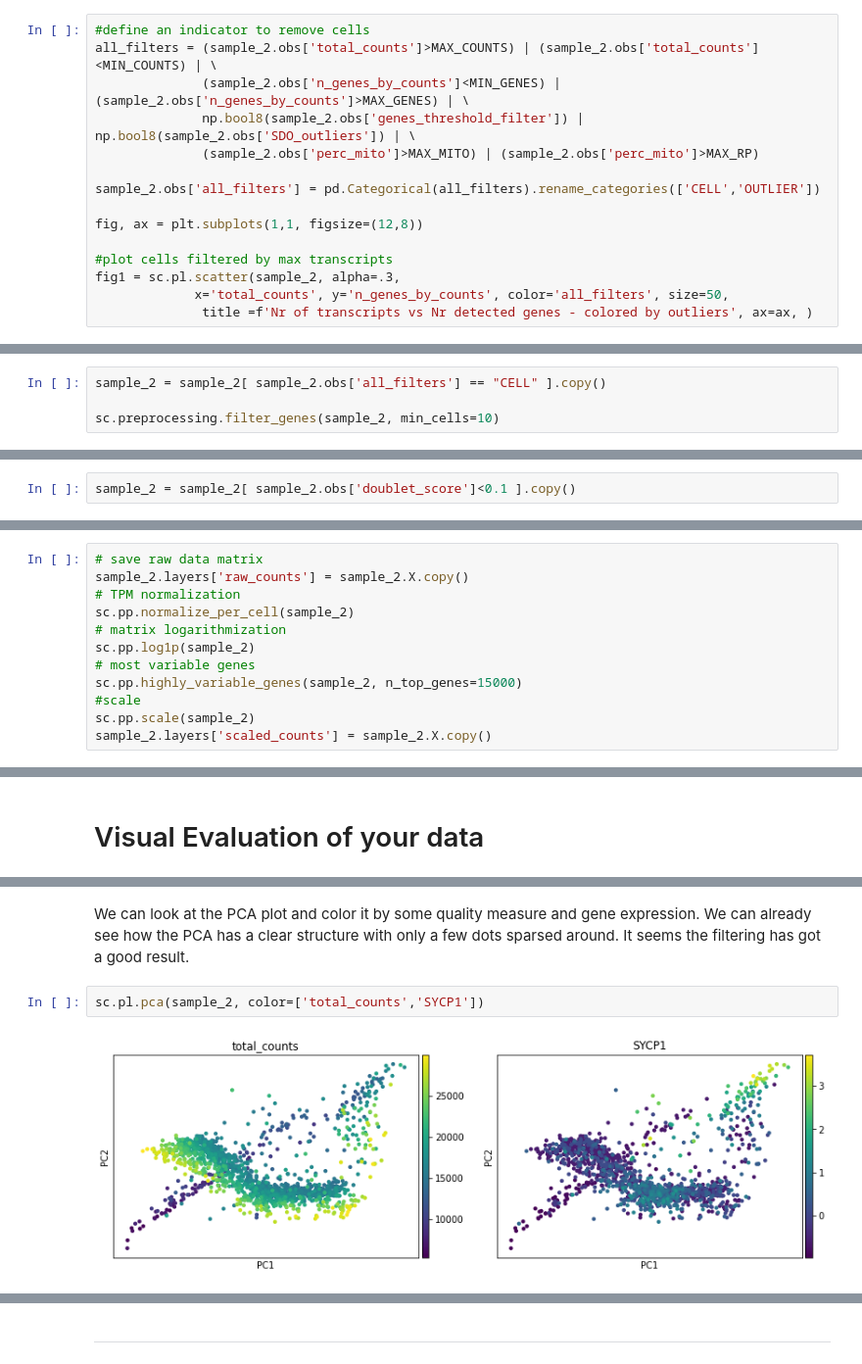
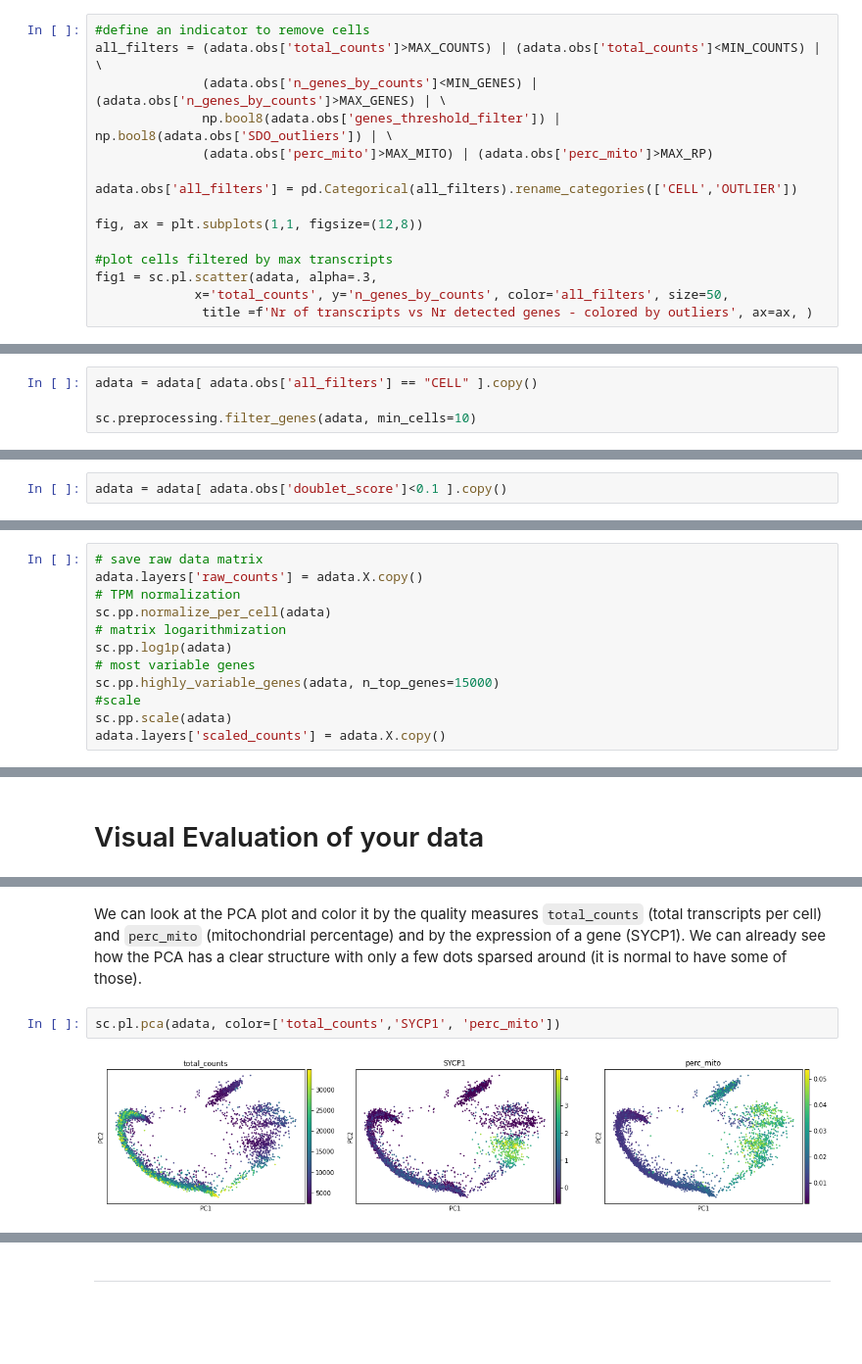
Before and after one commit to hds-sandbox/scRNASeq_course, a Jupyter notebook: Notebooks/Python/Part02_filtering_sample2.ipynb, the cells around one changed output, grey strips where cells are left out. Shown at 98% size. Drawn from its saved outputs; the diff is of its cells as text; blank space fills up the shorter version.

```diff
--- a/Notebooks/Python/Part02_filtering_sample2.ipynb
+++ b/Notebooks/Python/Part02_filtering_sample2.ipynb
@@ -282,17 +288,17 @@ MAX_RP = .3       #ribosomal percentage threshold
 We can also plot all the points we are going to filter out. We save `all_filters` in the data. This contains all filters defined until now to detect points to remove.
 # %%
 #define an indicator to remove cells
-all_filters = (sample_2.obs['total_counts']>MAX_COUNTS) | (sample_2.obs['total_counts']<MIN_COUNTS) | \
-              (sample_2.obs['n_genes_by_counts']<MIN_GENES) | (sample_2.obs['n_genes_by_counts']>MAX_GENES) | \
-              np.bool8(sample_2.obs['genes_threshold_filter']) | np.bool8(sample_2.obs['SDO_outliers']) | \
-              (sample_2.obs['perc_mito']>MAX_MITO) | (sample_2.obs['perc_mito']>MAX_RP)
+all_filters = (adata.obs['total_counts']>MAX_COUNTS) | (adata.obs['total_counts']<MIN_COUNTS) | \
+              (adata.obs['n_genes_by_counts']<MIN_GENES) | (adata.obs['n_genes_by_counts']>MAX_GENES) | \
+              np.bool8(adata.obs['genes_threshold_filter']) | np.bool8(adata.obs['SDO_outliers']) | \
+              (adata.obs['perc_mito']>MAX_MITO) | (adata.obs['perc_mito']>MAX_RP)
 
-sample_2.obs['all_filters'] = pd.Categorical(all_filters).rename_categories(['CELL','OUTLIER'])
+adata.obs['all_filters'] = pd.Categorical(all_filters).rename_categories(['CELL','OUTLIER'])
 
 fig, ax = plt.subplots(1,1, figsize=(12,8))
 
 #plot cells filtered by max transcripts
-fig1 = sc.pl.scatter(sample_2, alpha=.3,
+fig1 = sc.pl.scatter(adata, alpha=.3,
              x='total_counts', y='n_genes_by_counts', color='all_filters', size=50,
               title =f'Nr of transcripts vs Nr detected genes - colored by outliers', ax=ax, )
 # %% [output]
@@ -303,9 +309,9 @@ fig1 = sc.pl.scatter(sample_2, alpha=.3,
 
 The following commands filter using all the chosen thresholds defined before. Note for the second filtering: the parameter `min_cells` remove all those cells showing transcripts for only 10 genes or less - standard values for this parameter are usually between 3 and 10, and do not come from looking at the QC plots. This is just to remove very rare transcripts that are meaningless in a downstream analysis. Note that this means we will not find clusters of cells containing 10 cells or less.
 # %%
-sample_2 = sample_2[ sample_2.obs['all_filters'] == "CELL" ].copy()
+adata = adata[ adata.obs['all_filters'] == "CELL" ].copy()
 
-sc.preprocessing.filter_genes(sample_2, min_cells=10)
+sc.preprocessing.filter_genes(adata, min_cells=10)
 # %% [markdown]
 We can see here the new data size
 # %%
@@ -356,5 +362,5 @@ sns.distplot(sample_2.obs['doublet_score'])
 # %% [markdown]
 We can choose 0.1 as filtering threshold for the few detected doublets or alternatively use the automatic selection of doublets by the algorithm. The automatic choice is not always very good, and works when there are two clear peaks in the histogram. Therefore it is often better to look at the histogram and choose manually a threshold.
 # %%
-sample_2 = sample_2[ sample_2.obs['doublet_score']<0.1 ].copy()
+adata = adata[ adata.obs['doublet_score']<0.1 ].copy()
 # %%
@@ -399,15 +409,15 @@ Here we execute the normalization steps. We use the standard TPM normalization a
 # %%
 # save raw data matrix
-sample_2.layers['raw_counts'] = sample_2.X.copy()
+adata.layers['raw_counts'] = adata.X.copy()
 # TPM normalization
-sc.pp.normalize_per_cell(sample_2)
+sc.pp.normalize_per_cell(adata)
 # matrix logarithmization
-sc.pp.log1p(sample_2)
+sc.pp.log1p(adata)
 # most variable genes
-sc.pp.highly_variable_genes(sample_2, n_top_genes=15000)
+sc.pp.highly_variable_genes(adata, n_top_genes=15000)
 #scale
-sc.pp.scale(sample_2)
-sample_2.layers['scaled_counts'] = sample_2.X.copy()
+sc.pp.scale(adata)
+adata.layers['scaled_counts'] = adata.X.copy()
 # %% [markdown]
 We check again the correlation between PCA components and technical features. Now the relationship with total transcripts has been disrupted by normalization. There seems to be however a stronger relationship with the percentage of mitochondrial transcripts! Such relationship was probably present before, but the TPM method has actually exacerbated it, since it takes into account only the depth of each cell, and not other characteristics. In the following notebook, we will normalize the data taking into account additional sources of variation.
 # %%
@@ -452,7 +440,7 @@ sc.preprocessing.pca(sample_2, svd_solver='arpack', random_state=12345)
 # %% [markdown]
-We can look at the PCA plot and color it by some quality measure and gene expression. We can already see how the PCA has a clear structure with only a few dots sparsed around. It seems the filtering has got a good result.
+We can look at the PCA plot and color it by the quality measures `total_counts` (total transcripts per cell) and `perc_mito` (mitochondrial percentage) and by the expression of a gene (SYCP1). We can already see how the PCA has a clear structure with only a few dots sparsed around (it is normal to have some of those).
 # %%
-sc.pl.pca(sample_2, color=['total_counts','SYCP1'])
+sc.pl.pca(adata, color=['total_counts','SYCP1', 'perc_mito'])
 # %% [output]
-[figure, old version]
+[figure, new version]
 # %% [markdown]
```
Also changed, not shown: parts of 50 cells of this notebook, 2 other files.
